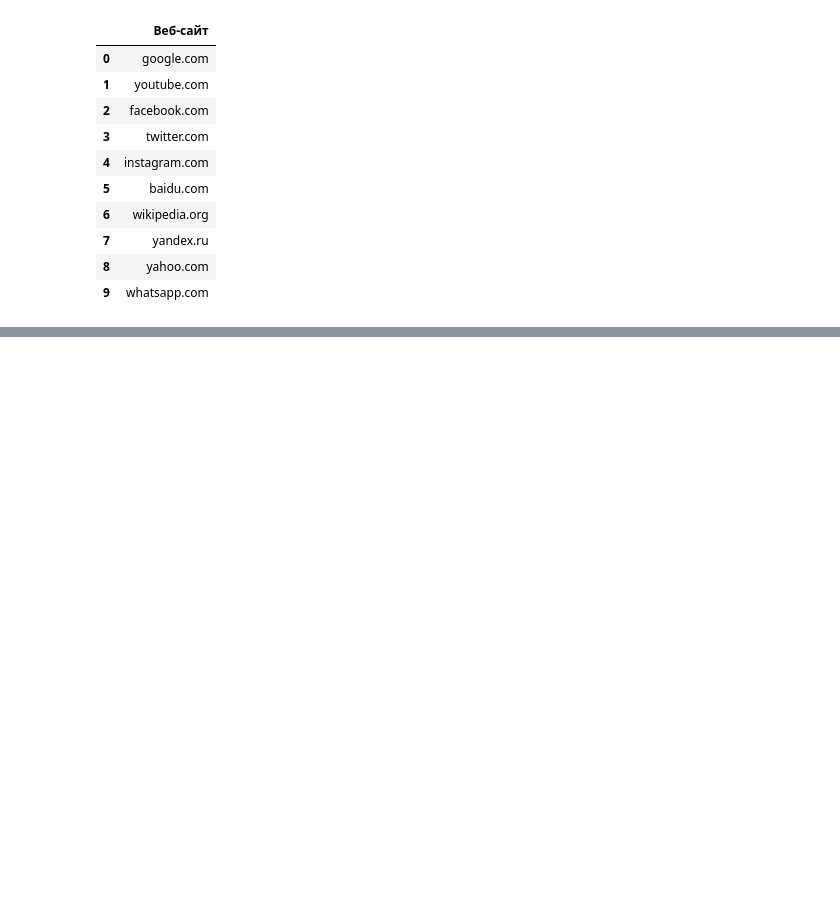
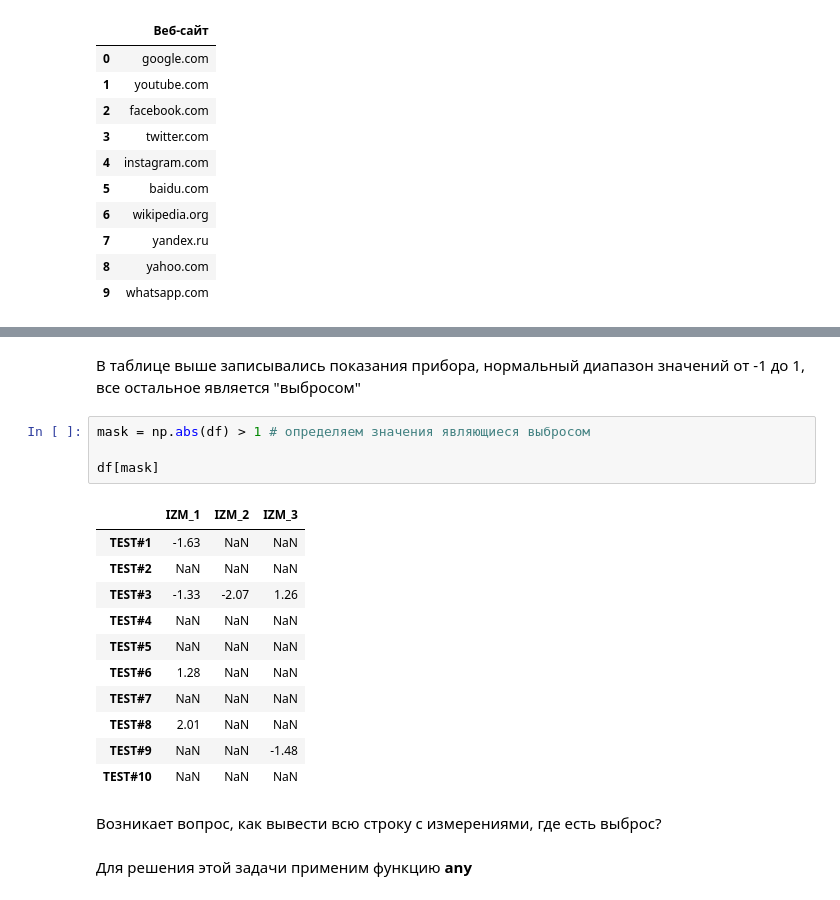
Before and after one commit to VadzimRudzman/pandas_fundamentals, a Jupyter notebook: Основы Pandas.ipynb, the cells around one changed output, grey strips where cells are left out. Saved outputs shown, nothing was run; the diff lists cells and outputs as text; blank space fills up the shorter version.

```diff
--- a/Основы Pandas.ipynb
+++ b/Основы Pandas.ipynb
@@ -2994,0 +3020,22 @@ solution(_df)
+# %% [markdown]
+В таблице выше записывались показания прибора, нормальный диапазон значений от -1 до 1, все остальное является "выбросом"
+# %%
+mask = np.abs(df) > 1 # определяем значения являющиеся выбросом
+
+df[mask]
+# %% [output]
+|  | IZM_1 | IZM_2 | IZM_3 |
+| TEST#1 | -1.63 | NaN | NaN |
+| TEST#2 | NaN | NaN | NaN |
+| TEST#3 | -1.33 | -2.07 | 1.26 |
+| TEST#4 | NaN | NaN | NaN |
+| TEST#5 | NaN | NaN | NaN |
+| TEST#6 | 1.28 | NaN | NaN |
+| TEST#7 | NaN | NaN | NaN |
+| TEST#8 | 2.01 | NaN | NaN |
+| TEST#9 | NaN | NaN | -1.48 |
+| TEST#10 | NaN | NaN | NaN |
+# %% [markdown]
+Возникает вопрос, как вывести всю строку с измерениями, где есть выброс?
+# %% [markdown]
+Для решения этой задачи применим функцию **any**
```
Also changed, not shown: parts of 29 cells of this notebook.
